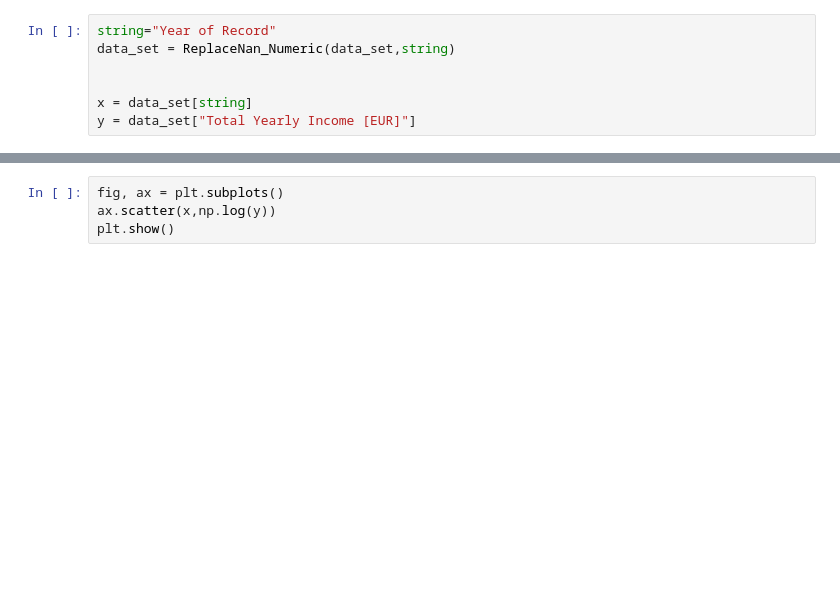
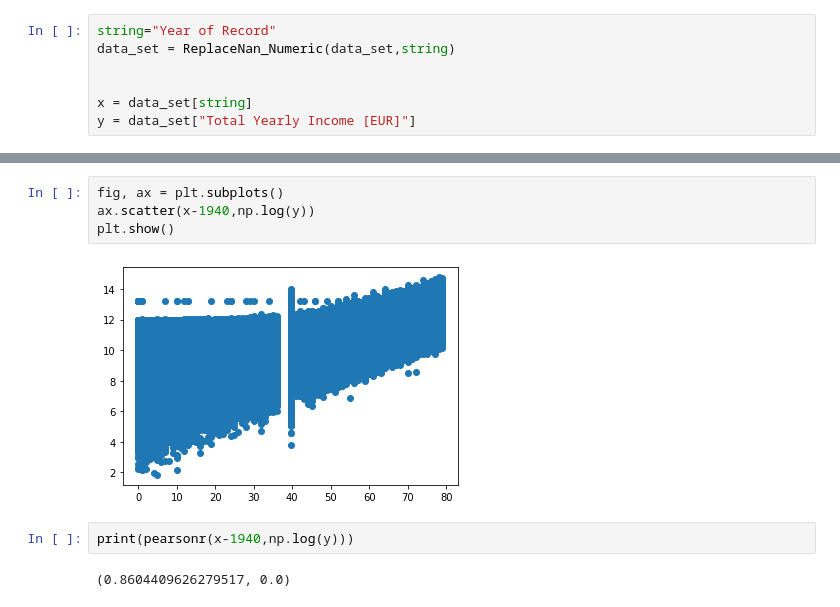
Before and after one commit to chrismaher-ie/CS7CS4_kaggle_2, a Jupyter notebook: Chris/Plot Training Data.ipynb, the cells around one changed output, grey strips where cells are left out. Saved outputs shown, nothing was run; the diff lists cells and outputs as text; blank space fills up the shorter version.

```diff
--- a/Chris/Plot Training Data.ipynb
+++ b/Chris/Plot Training Data.ipynb
@@ -57,4 +77,10 @@ plt.show()
 # %%
 fig, ax = plt.subplots()
-ax.scatter(x,np.log(y))
+ax.scatter(x-1940,np.log(y))
 plt.show()
+# %% [output]
+[figure, added]
+# %%
+print(pearsonr(x-1940,np.log(y)))
+# %% [output]
+(0.8604409626279517, 0.0)
```
Also changed, not shown: parts of 11 cells of this notebook, 6 other files.
